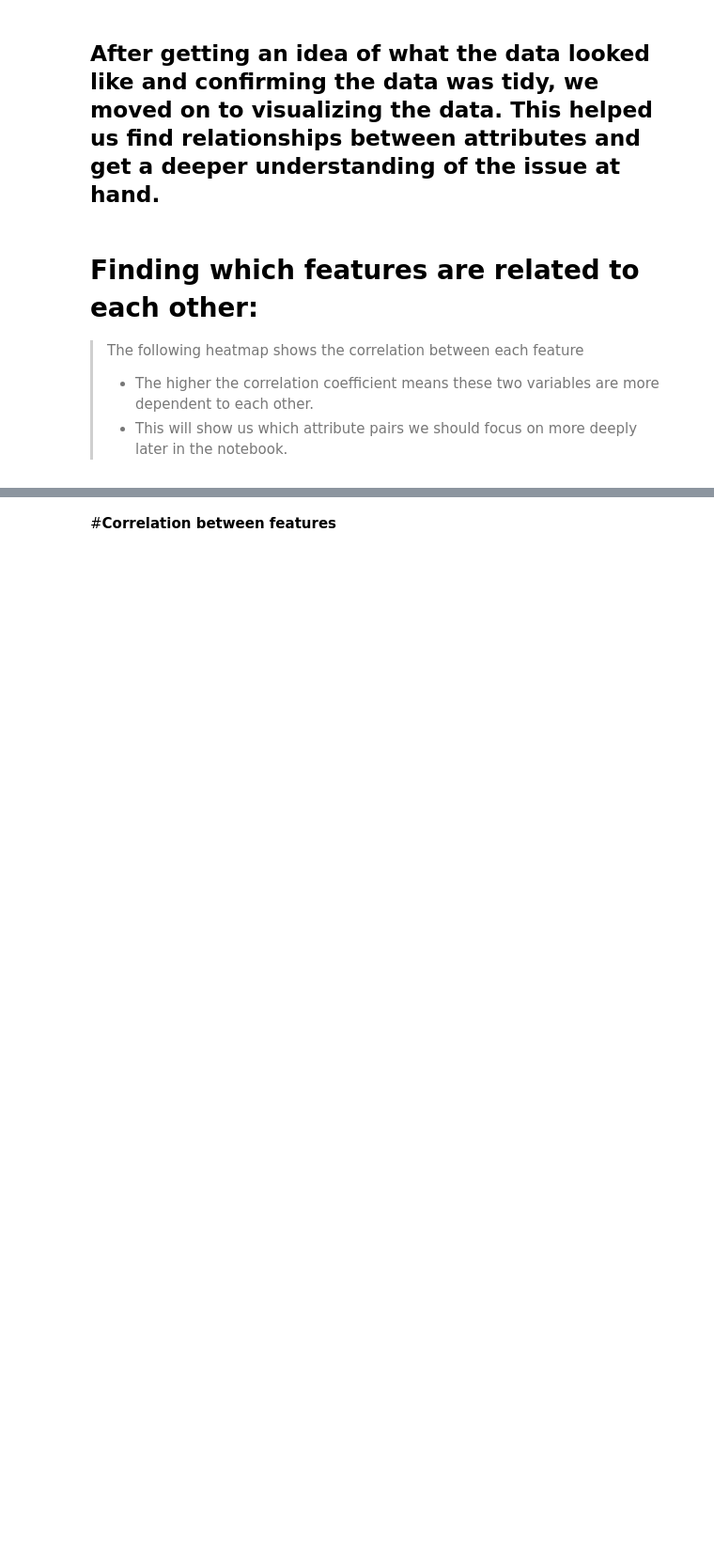
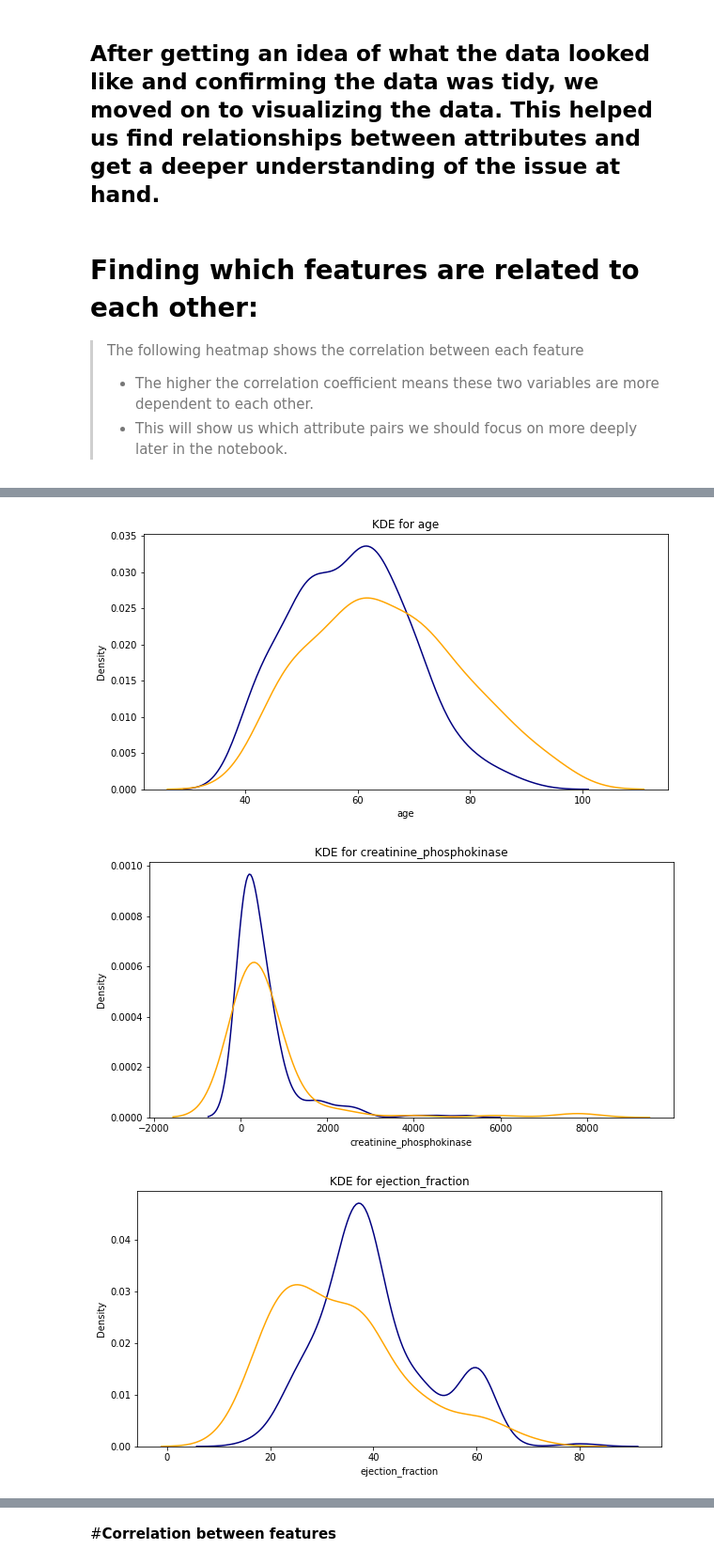
Before and after one commit to AntonioMoralCevallos/Predicting_Fatal_Heart_Failure-Project, a Jupyter notebook: Final_Deliverable_7b.ipynb, the cells around one changed output, grey strips where cells are left out. Shown at 94% size. Cells and saved outputs as stored; diff of their text form; code cells hidden in the pictures; blank space fills up the shorter version.

```diff
--- a/Final_Deliverable_7b.ipynb
+++ b/Final_Deliverable_7b.ipynb
@@ -133,0 +143,17 @@ round(clinical[clinical['DEATH_EVENT']==1].describe(),2)
+# %%
+def kdeplot(numfeature):
+  plt.figure (figsize=(10,5))
+  plt.title ('KDE for {}'.format(numfeature))
+  ax0 = sns.kdeplot(clinical[clinical['DEATH_EVENT'] == 0][numfeature].dropna(), color = 'navy', label = 'DEATH_EVENT: 0')
+  ax1 = sns.kdeplot(clinical[clinical['DEATH_EVENT'] == 1][numfeature].dropna(), color = 'orange', label = 'DEATH_EVENT: 1')
+kdeplot('age')
+kdeplot('creatinine_phosphokinase')
+kdeplot('ejection_fraction')
+kdeplot('platelets')
+kdeplot('serum_creatinine')
+kdeplot('serum_sodium')
+kdeplot('time')
+# %% [output]
+[figure, added]
+[figure, added]
+[figure, added]
```
Also changed, not shown: parts of 9 cells of this notebook.
